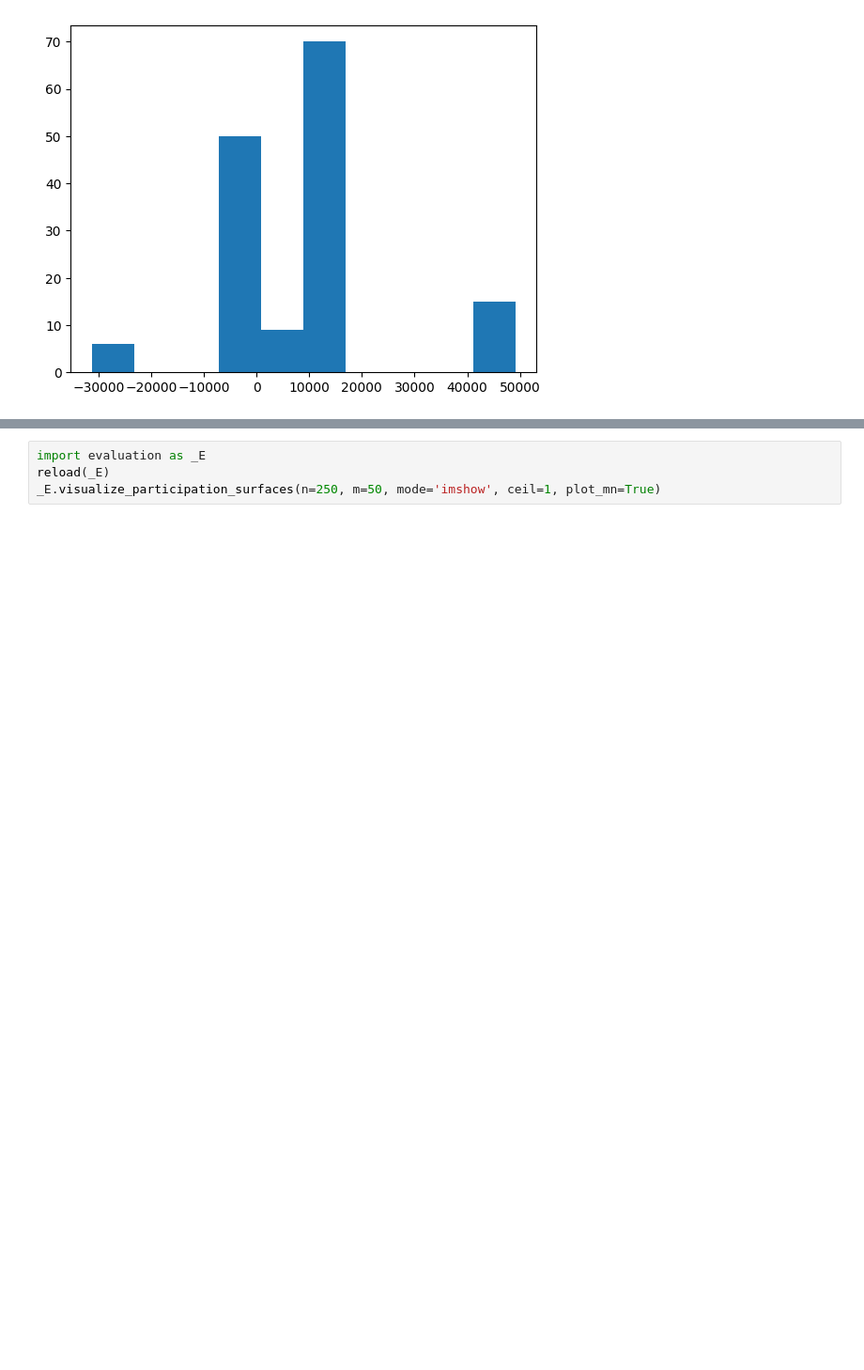
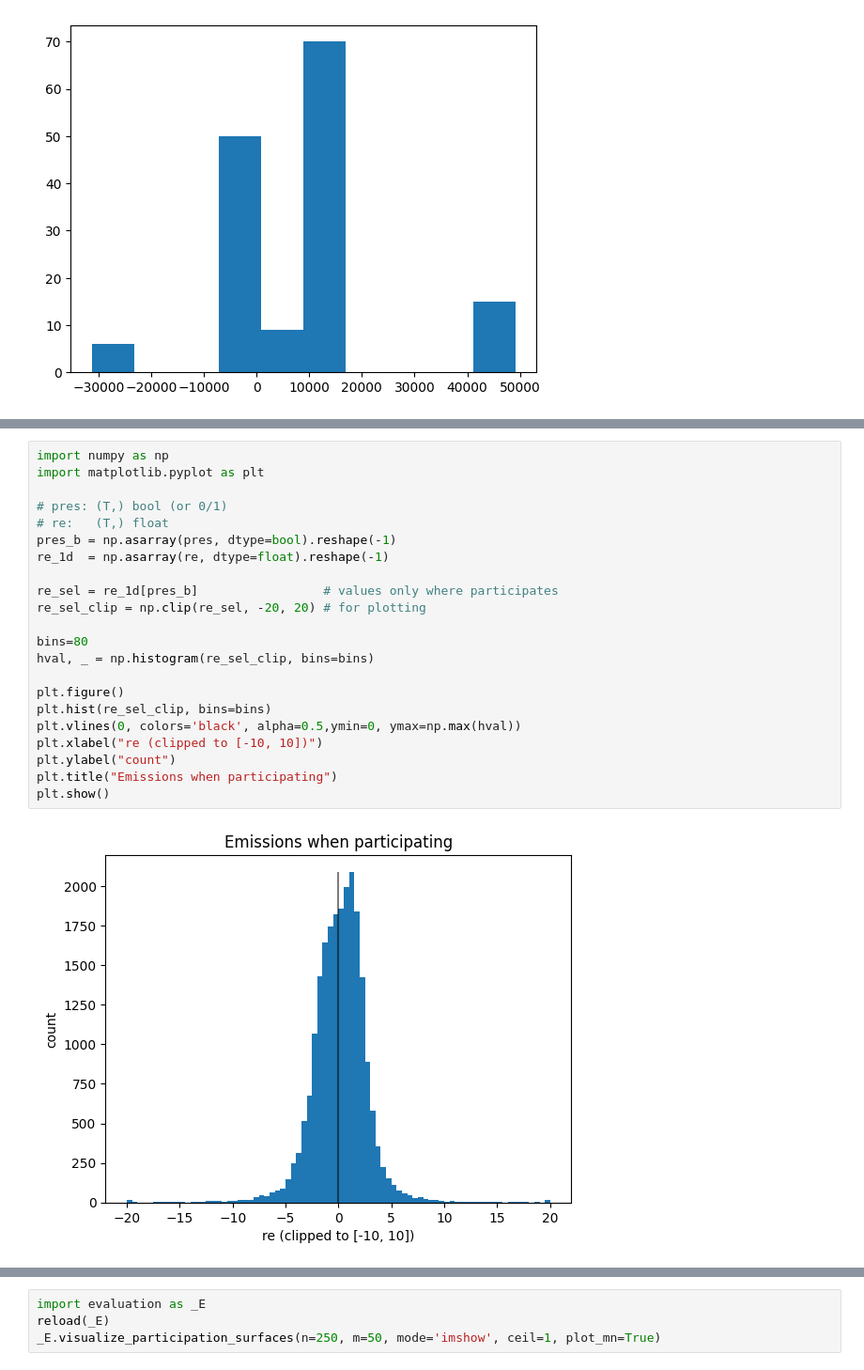
Before and after one commit to Logan-Kelsch/Structural_Regression, a Jupyter notebook: src/dev.ipynb, the cells around one changed output, grey strips where cells are left out. Shown at 94% size. Cells and saved outputs as stored; diff of their text form; blank space fills up the shorter version.

```diff
--- a/src/dev.ipynb
+++ b/src/dev.ipynb
@@ -643,0 +681,24 @@ plt.show()
+# %%
+import numpy as np
+import matplotlib.pyplot as plt
+
+# pres: (T,) bool (or 0/1)
+# re:   (T,) float
+pres_b = np.asarray(pres, dtype=bool).reshape(-1)
+re_1d  = np.asarray(re, dtype=float).reshape(-1)
+
+re_sel = re_1d[pres_b]                 # values only where participates
+re_sel_clip = np.clip(re_sel, -20, 20) # for plotting
+
+bins=80
+hval, _ = np.histogram(re_sel_clip, bins=bins)
+
+plt.figure()
+plt.hist(re_sel_clip, bins=bins)
+plt.vlines(0, colors='black', alpha=0.5,ymin=0, ymax=np.max(hval))
+plt.xlabel("re (clipped to [-10, 10])")
+plt.ylabel("count")
+plt.title("Emissions when participating")
+plt.show()
+# %% [output]
+[figure, added]
```
Also changed, not shown: parts of 17 cells of this notebook, 5 other files.
